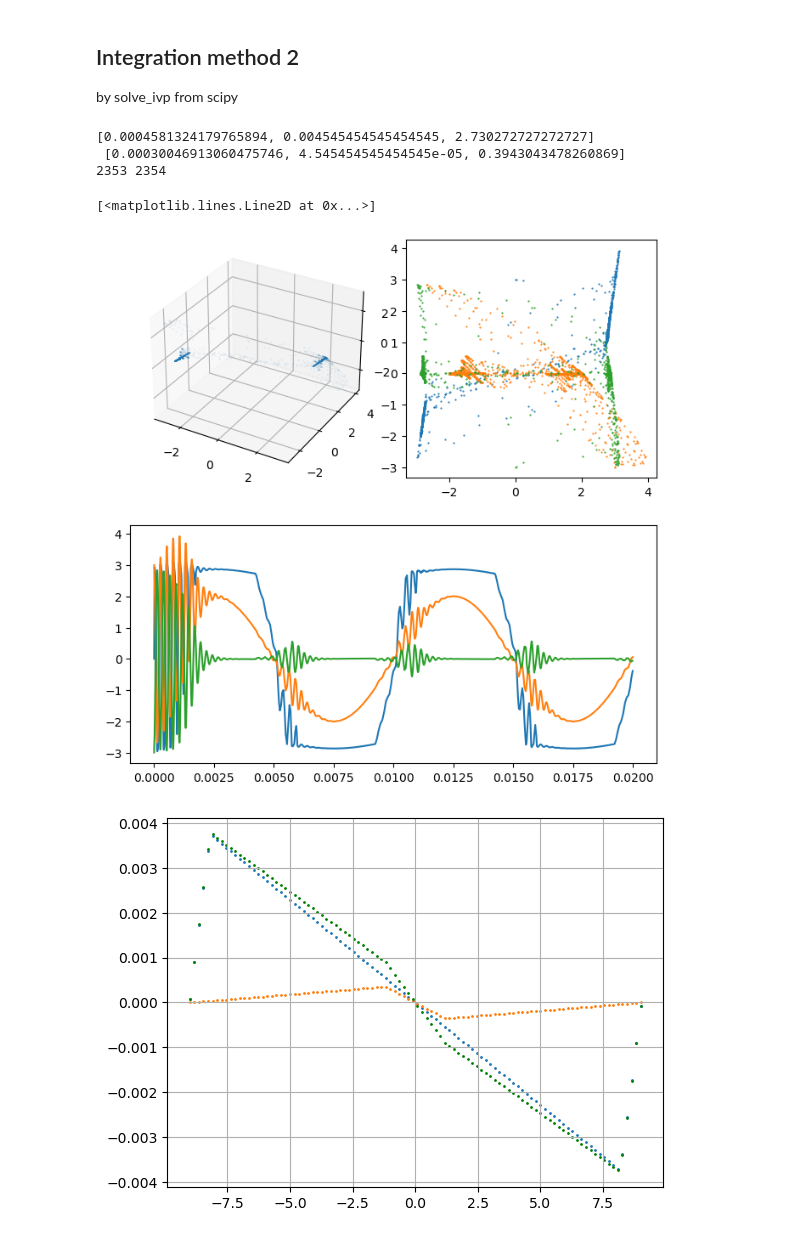
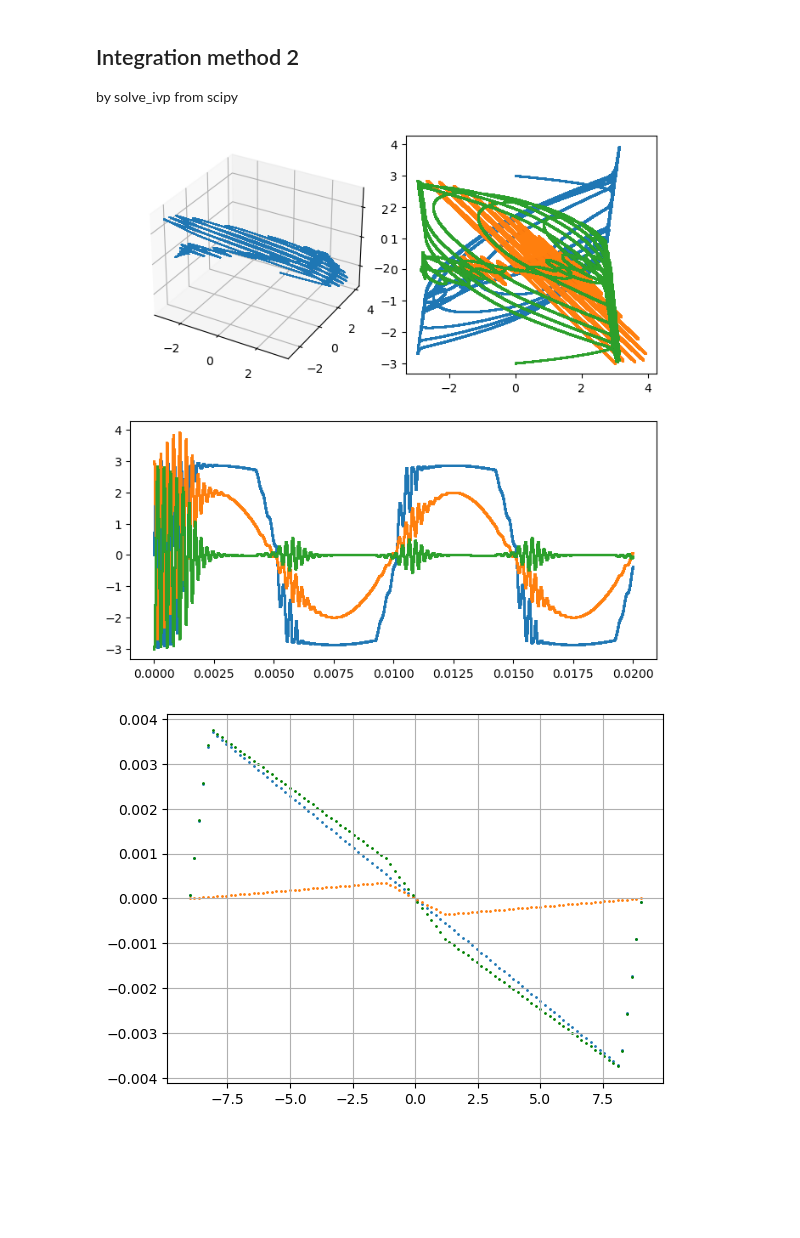
Before and after one commit to Chwanhee/Metrology, a Jupyter notebook: Report_2/Autonomous_Chua.ipynb, the cells around one changed output. Cells and saved outputs as stored; diff of their text form; code cells hidden in the pictures; blank space fills up the shorter version.

```diff
--- a/Report_2/Autonomous_Chua.ipynb
+++ b/Report_2/Autonomous_Chua.ipynb
@@ -69,7 +76,8 @@ X = X[:-1]; Y = Y[:-1]; t = t[:-1]
 If the plot that this code block shows is not pleasing for you, don't
 repeat the simulation in this code block, but instead move on to the b
 lock below and use the code there to manipulate the data.
-Kachow
+
+- Kachow
 """
 
 fig = plt.figure(figsize=(8,8))
@@ -85,10 +93,13 @@ axs1.scatter(X,Y,Z
 axs1.scatter(X[0],Y[0],Z[0]
                ,s=10
                )
-data = [X,Y,Z]
-for i in tqdm(range(3),desc="Draw plots"):
-    axs2.scatter(data[i%2],data[(i+1)%2],s=0.3)
-    axs3.scatter(t, data[i],s=0.3)
+
+axs2.scatter(X,Y,s=0.3)
+axs2.scatter(Y,Z,s=0.3)
+axs2.scatter(X,Z,s=0.3)
+
+for var in tqdm([X,Y,Z]):
+    axs3.scatter(t, var,s=0.3)
 # %% [output]
 [0.0004581324179765894, 0.004545454545454545, 8.190818181818182]
  [0.00030046913060475746, 4.545454545454545e-05, 1.1829130434782609]
@@ -153,8 +164,6 @@ KeyboardInterrupt:
 
 by solve_ivp from scipy
 # %%
-from scipy.integrate import solve_ivp
-
 R = 1410
 C1 = 10e-9
 C2 = 100e-9
@@ -200,48 +209,44 @@ def sys_DE(t,w,inte,exte):
     dy = ((x-y)/R+z)/C2
     dz = (-y+F*np.sin(2*np.pi*freq*t))/L
     return dx,dy,dz
-
+t_span = (0,0.02)
+t_eval = np.linspace(*t_span,int(1e7)) # No need to be so fine like here.
 xyz0 = [-0,3,0]
-solution = solve_ivp(sys_DE,[0,0.02],xyz0,first_step=1e-7,
+solution = solve_ivp(sys_DE,t_span,xyz0,t_eval=t_eval,first_step=1e-7,
                      args=[interior,exterior])
 
 x_sol = solution.y[0]
 y_sol = solution.y[1]
 z_sol = solution.y[2]
 
 time = solution.t
 z_sol = (z_sol[:-1]-z_sol[1:])/(time[:-1]-time[1:])*L
 
-x_sol = x_sol[:-1]
-y_sol = y_sol[:-1]
-time = time[:-1]
+x_sol = x_sol[1:]
+y_sol = y_sol[1:]
+time = time[1:]
 
 # Plot the solutions
 
 fig = plt.figure(figsize=(8,8))
 grid = gs.GridSpec(2,2,wspace=0.1,)
 
 axs1 = fig.add_subplot(grid[0,0], projection='3d')
 axs2 = plt.subplot(grid[0,1])
 axs3 = plt.subplot(grid[1,:])
 
 axs1.scatter(x_sol,y_sol,z_sol
                ,s=0.003
                )
 
 axs2.scatter(x_sol,y_sol,s=0.3)
 axs2.scatter(y_sol,z_sol,s=0.3)
 axs2.scatter(x_sol,z_sol,s=0.3)
 
-axs3.plot(time, x_sol)
-axs3.plot(time, y_sol)
-axs3.plot(time, z_sol)
+for var in [x_sol,y_sol,z_sol]:
+    axs3.scatter(time, var,s=0.3)
 # %% [output]
-[0.0004581324179765894, 0.004545454545454545, 2.730272727272727]
- [0.00030046913060475746, 4.545454545454545e-05, 0.3943043478260869]
-2353 2354
-[<matplotlib.lines.Line2D at 0x...>]
-[figure, old version]
+[figure, new version]
 # %%
 # Check Diode function
 
```
Also changed, not shown: parts of 5 cells of this notebook.
